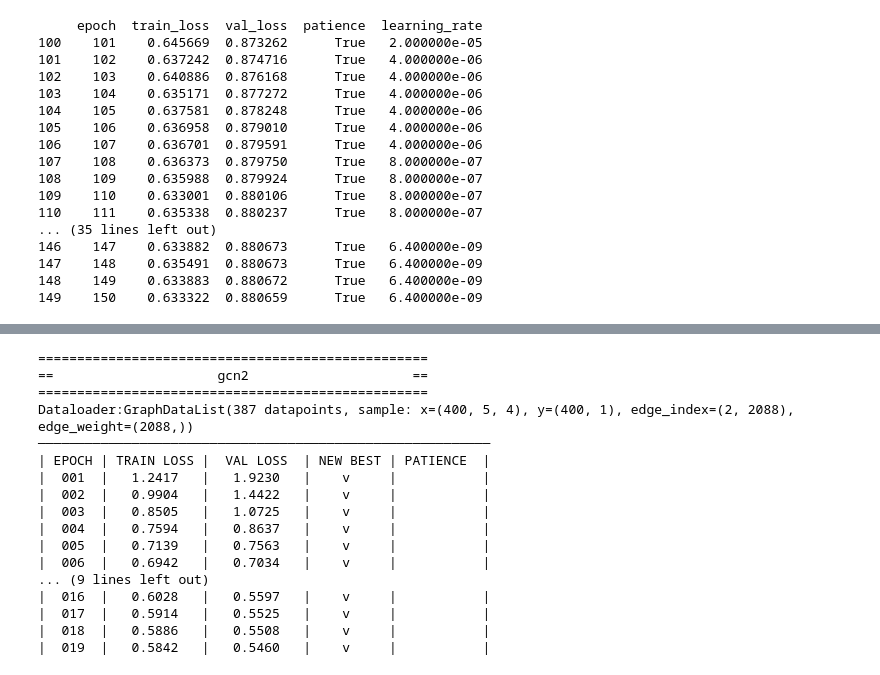
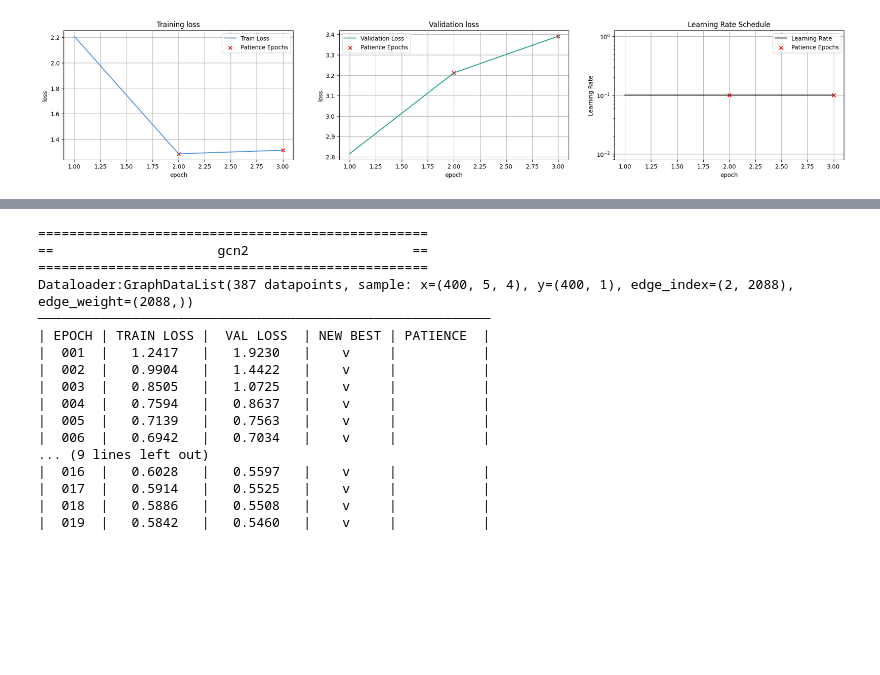
Before and after one commit to stends2001/infectious_disease_gnn, a Jupyter notebook: src/notebooks/4. vanilla deepmodels.ipynb, the cells around one changed output, grey strips where cells are left out. Cells and saved outputs as stored; diff of their text form; code cells hidden in the pictures; blank space fills up the shorter version.

```diff
--- a/src/notebooks/4. vanilla deepmodels.ipynb
+++ b/src/notebooks/4. vanilla deepmodels.ipynb
@@ -73,3 +67,0 @@ Test loss: 4.5067
-# %%
-lstm = lstm.load_model('lstm-hl9-s456.pt',deepdataloader, 'experiment_1')
-lstm.forecast()
@@ -107,23 +68,7 @@ Final lr: 6.40e-09
-# %%
-print(model.monitoring_metrics[100:150])
-# %% [output]
-     epoch  train_loss  val_loss  patience  learning_rate
-100    101    0.645669  0.873262      True   2.000000e-05
-101    102    0.637242  0.874716      True   4.000000e-06
-102    103    0.640886  0.876168      True   4.000000e-06
-103    104    0.635171  0.877272      True   4.000000e-06
-104    105    0.637581  0.878248      True   4.000000e-06
-105    106    0.636958  0.879010      True   4.000000e-06
-106    107    0.636701  0.879591      True   4.000000e-06
-107    108    0.636373  0.879750      True   8.000000e-07
-108    109    0.635988  0.879924      True   8.000000e-07
-109    110    0.633001  0.880106      True   8.000000e-07
-110    111    0.635338  0.880237      True   8.000000e-07
-... (35 lines left out)
-146    147    0.633882  0.880673      True   6.400000e-09
-147    148    0.635491  0.880673      True   6.400000e-09
-148    149    0.633883  0.880672      True   6.400000e-09
-149    150    0.633322  0.880659      True   6.400000e-09
+# %%
+lstm.show_monitoring_metrics()
+# %% [output]
+[figure, added]
 # %%
 from src.models import GCN2Model
 
```
Also changed, not shown: parts of 5 cells of this notebook, 1 other file.
